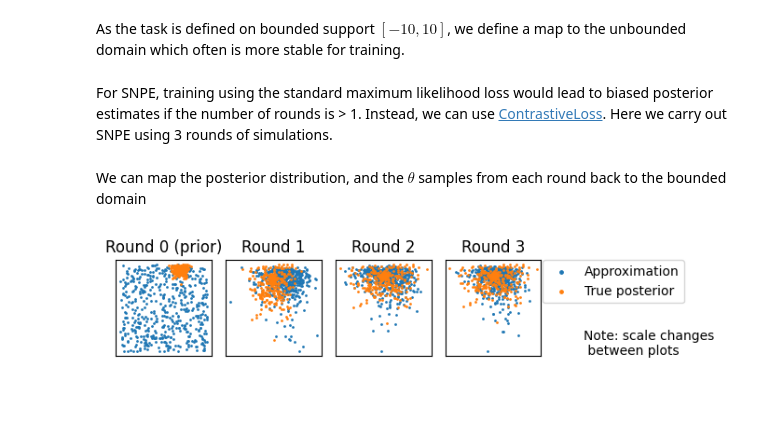
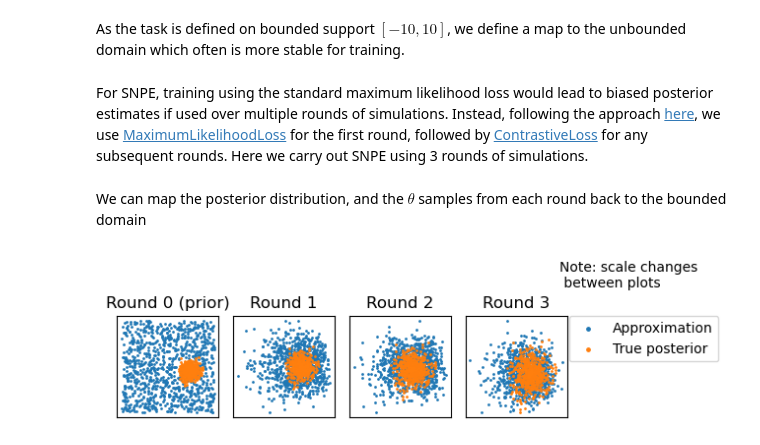
Before and after one commit to danielward27/flowjax, a Jupyter notebook: docs/examples/snpe.ipynb, the cells around one changed output. Saved outputs shown, nothing was run; the diff lists cells and outputs as text; code cells hidden in the pictures; blank space fills up the shorter version.

```diff
--- a/docs/examples/snpe.ipynb
+++ b/docs/examples/snpe.ipynb
@@ -28,7 +28,7 @@ $$x | \theta \sim 0.5 \cdot N(\theta,\ I_2) + 0.5 \cdot N(\theta,\ 0.1^2 \odot I
 task = GaussianMixtureSimulator()
 
 # Generating an "observation"
-key, subkey = jr.split(jr.PRNGKey(2))
+key, subkey = jr.split(jr.PRNGKey(0))
 theta_true = task.prior.sample(subkey)
 key, subkey = jr.split(key)
 observed = task.simulator(subkey, theta_true)
@@ -38,7 +36,7 @@ No GPU/TPU found, falling back to CPU. (Set TF_CPP_MIN_LOG_LEVEL=0 and rerun for
 We use an affine masked autoregressive flow as our proposal/posterior estimator
 # %%
 key, subkey = jr.split(key)
-proposal = MaskedAutoregressiveFlow(
+proposal = masked_autoregressive_flow(
     subkey,
     base_dist=Normal(jnp.zeros(2)),
     transformer=bij.Affine(),
@@ -56,11 +54,9 @@ to_unbounded = bij.Chain(
 
 unbounded_prior = Transformed(task.prior, to_unbounded)
 # %% [markdown]
-For SNPE, training using the standard maximum likelihood loss would lead to biased posterior estimates if the number of rounds is > 1. Instead, we can use [ContrastiveLoss](../api/losses.rst#flowjax.train.losses.ContrastiveLoss). Here we carry out SNPE using 3 rounds of simulations.
+For SNPE, training using the standard maximum likelihood loss would lead to biased posterior estimates if used over multiple rounds of simulations. Instead, following the approach [here](https://arxiv.org/pdf/2002.03712.pdf), we use [MaximumLikelihoodLoss](../api/losses.rst#flowjax.train.losses.MaximumLikelihoodLoss) for the first round, followed by [ContrastiveLoss](../api/losses.rst#flowjax.train.losses.ContrastiveLoss) for any subsequent rounds. Here we carry out SNPE using 3 rounds of simulations.
 # %%
-sim_per_round = 500
-
-loss_fn = ContrastiveLoss(unbounded_prior, n_contrastive=10)
+sim_per_round = 1000
 
 data = {"theta": [], "simulations": []}
 losses = []
@@ -69,10 +65,12 @@ for r in range(3):
     key, subkey = jr.split(key)
     if r == 0:
         theta_r = unbounded_prior.sample(subkey, (sim_per_round,))
+        loss_fn = MaximumLikelihoodLoss()
     else:
         theta_r = eqx.filter_jit(proposal.sample)(
             subkey, (sim_per_round,), condition=observed,
         )
+        loss_fn = ContrastiveLoss(unbounded_prior, n_contrastive=10)
 
     key, subkey = jr.split(key)
     simulations_r = task.simulator(
@@ -91,7 +89,7 @@ for r in range(3):
         x=jnp.concatenate(data["theta"]),  # Note x is package convention for target!
         condition=jnp.concatenate(data["simulations"]),
         learning_rate=1e-4,
-        max_epochs=100,
+        max_epochs=200,
     )
     losses.append(losses_r)
 # %% [markdown]
@@ -111,29 +109,29 @@ data["theta"].append(
 # %%
 key, subkey = jr.split(key)
 reference_posterior = task.sample_reference_posterior(subkey, observed, sim_per_round)
 
 fig, axes = plt.subplots(ncols=len(data["theta"]))
 
 for r, (ax, samps) in enumerate(zip(axes, data["theta"], strict=True)):
     ax.scatter(samps[:, 0], samps[:, 1], s=1, label="Approximation")
     ax.scatter(
         x=reference_posterior[:, 0],
         y=reference_posterior[:, 1],
         s=1,
         label="True posterior",
     )
     title = "Round 0 (prior)" if r == 0 else f"Round {r}"
     ax.set_title(title)
     ax.set_box_aspect(1)
     ax.xaxis.set_ticks([])
     ax.yaxis.set_ticks([])
 
 lgnd = plt.legend(bbox_to_anchor=(1.02, 1), loc="upper left", borderaxespad=0)
 for handle in lgnd.legend_handles:
     handle.set_sizes([6.0])
 
 plt.tight_layout()
-plt.text(9, 3, "Note: scale changes \n between plots")
+plt.text(8, 6.5, "Note: scale changes \n between plots")
 plt.show()
 # %% [output]
-[figure, old version]
+[figure, new version]
```
Also changed, not shown: parts of 2 cells of this notebook, 10 other files.
